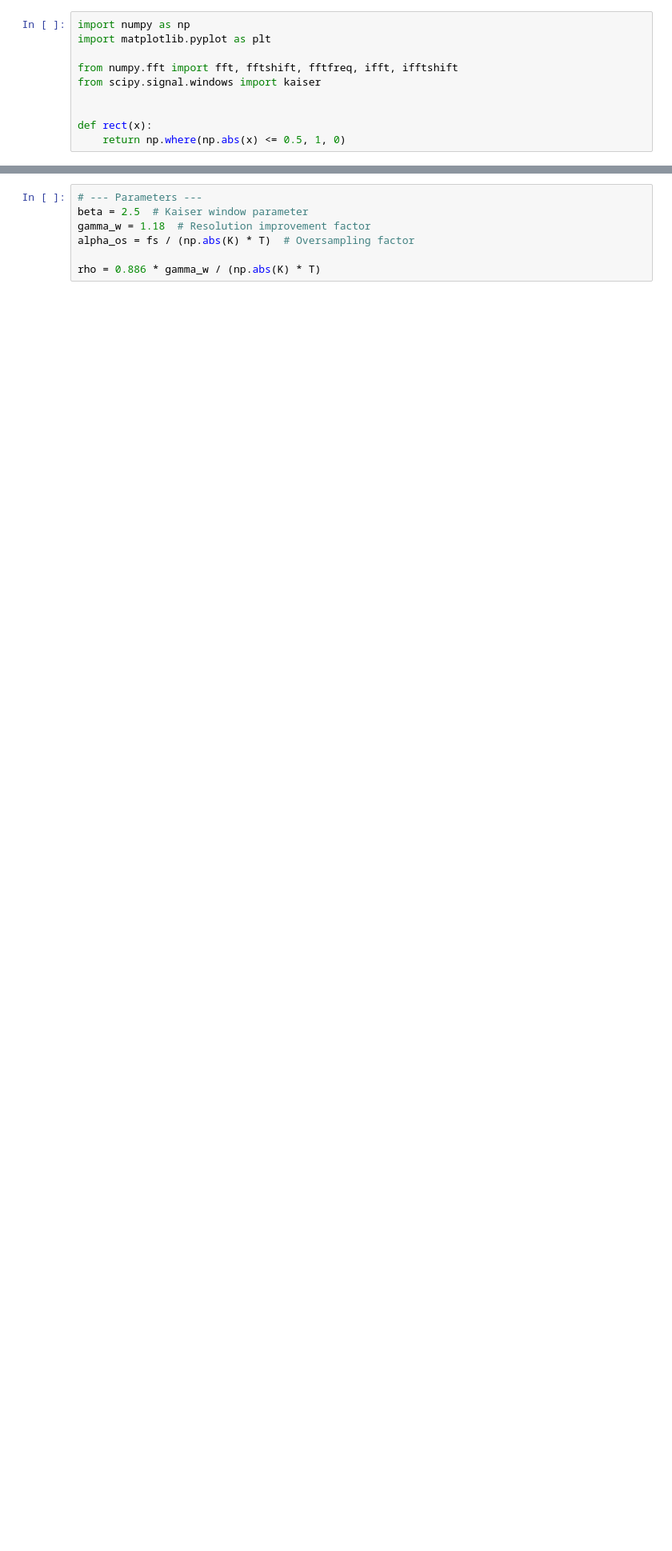
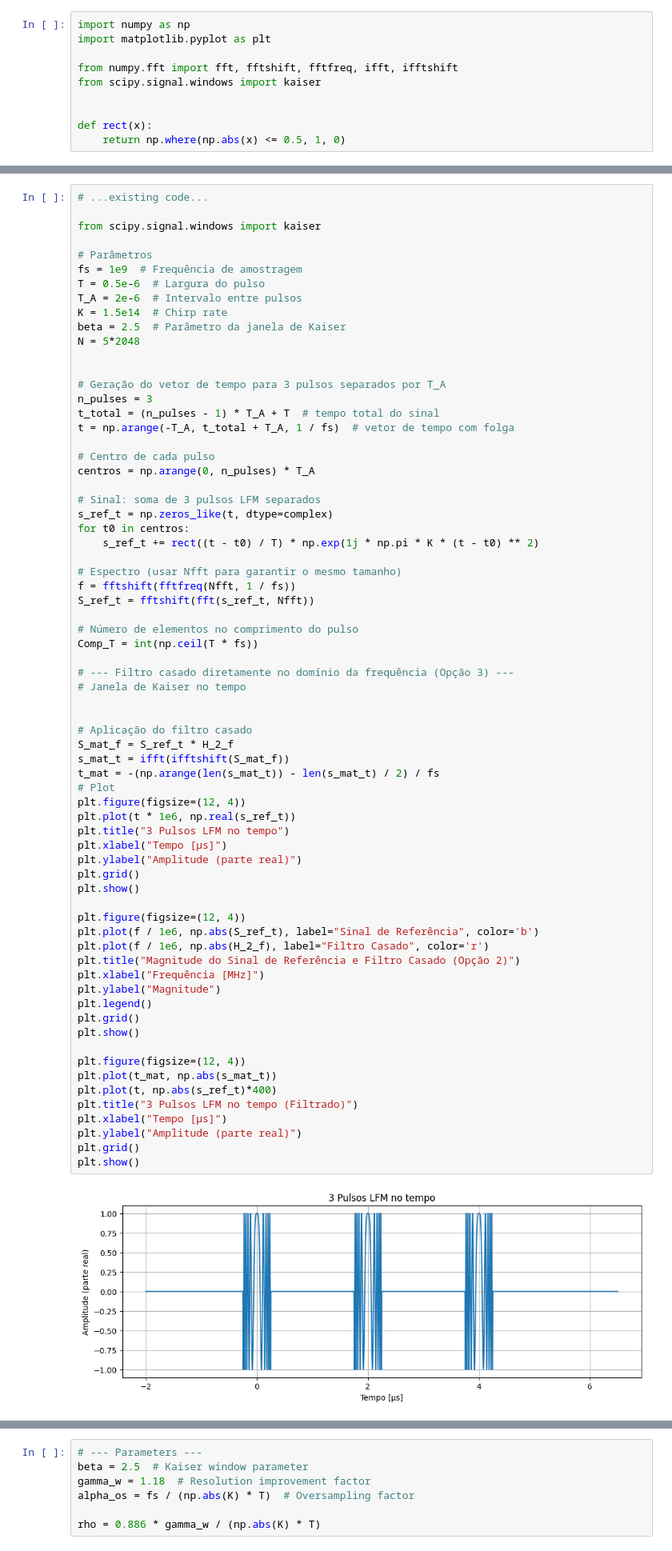
Before and after one commit to gabrielluizep/et-291, a Jupyter notebook: assignment-04/images.ipynb, the cells around one changed output, grey strips where cells are left out. Shown: that part at 80% size. Saved outputs shown, nothing was run; the diff lists cells and outputs as text; blank space fills up the shorter version.

```diff
--- a/assignment-04/images.ipynb
+++ b/assignment-04/images.ipynb
@@ -83,0 +98,71 @@ plt.show()
+# %%
+# ...existing code...
+
+from scipy.signal.windows import kaiser
+
+# Parâmetros
+fs = 1e9  # Frequência de amostragem
+T = 0.5e-6  # Largura do pulso
+T_A = 2e-6  # Intervalo entre pulsos
+K = 1.5e14  # Chirp rate
+beta = 2.5  # Parâmetro da janela de Kaiser
+N = 5*2048
+
+
+# Geração do vetor de tempo para 3 pulsos separados por T_A
+n_pulses = 3
+t_total = (n_pulses - 1) * T_A + T  # tempo total do sinal
+t = np.arange(-T_A, t_total + T_A, 1 / fs)  # vetor de tempo com folga
+
+# Centro de cada pulso
+centros = np.arange(0, n_pulses) * T_A
+
+# Sinal: soma de 3 pulsos LFM separados
+s_ref_t = np.zeros_like(t, dtype=complex)
+for t0 in centros:
+    s_ref_t += rect((t - t0) / T) * np.exp(1j * np.pi * K * (t - t0) ** 2)
+
+# Espectro (usar Nfft para garantir o mesmo tamanho)
+f = fftshift(fftfreq(Nfft, 1 / fs))
+S_ref_t = fftshift(fft(s_ref_t, Nfft))
+
+# Número de elementos no comprimento do pulso
+Comp_T = int(np.ceil(T * fs))
+
+# --- Filtro casado diretamente no domínio da frequência (Opção 3) ---
+# Janela de Kaiser no tempo
+
+
+# Aplicação do filtro casado
+S_mat_f = S_ref_t * H_2_f
+s_mat_t = ifft(ifftshift(S_mat_f))
+t_mat = -(np.arange(len(s_mat_t)) - len(s_mat_t) / 2) / fs
+# Plot
+plt.figure(figsize=(12, 4))
+plt.plot(t * 1e6, np.real(s_ref_t))
+plt.title("3 Pulsos LFM no tempo")
+plt.xlabel("Tempo [μs]")
+plt.ylabel("Amplitude (parte real)")
+plt.grid()
+plt.show()
+
+plt.figure(figsize=(12, 4))
+plt.plot(f / 1e6, np.abs(S_ref_t), label="Sinal de Referência", color='b')
+plt.plot(f / 1e6, np.abs(H_2_f), label="Filtro Casado", color='r')
+plt.title("Magnitude do Sinal de Referência e Filtro Casado (Opção 2)")
+plt.xlabel("Frequência [MHz]")
+plt.ylabel("Magnitude")
+plt.legend()
+plt.grid()
+plt.show()
+
+plt.figure(figsize=(12, 4))
+plt.plot(t_mat, np.abs(s_mat_t))
+plt.plot(t, np.abs(s_ref_t)*400)
+plt.title("3 Pulsos LFM no tempo (Filtrado)")
+plt.xlabel("Tempo [μs]")
+plt.ylabel("Amplitude (parte real)")
+plt.grid()
+plt.show()
+# %% [output]
+[figure, added]
```
Also changed, not shown: parts of 9 cells of this notebook.
